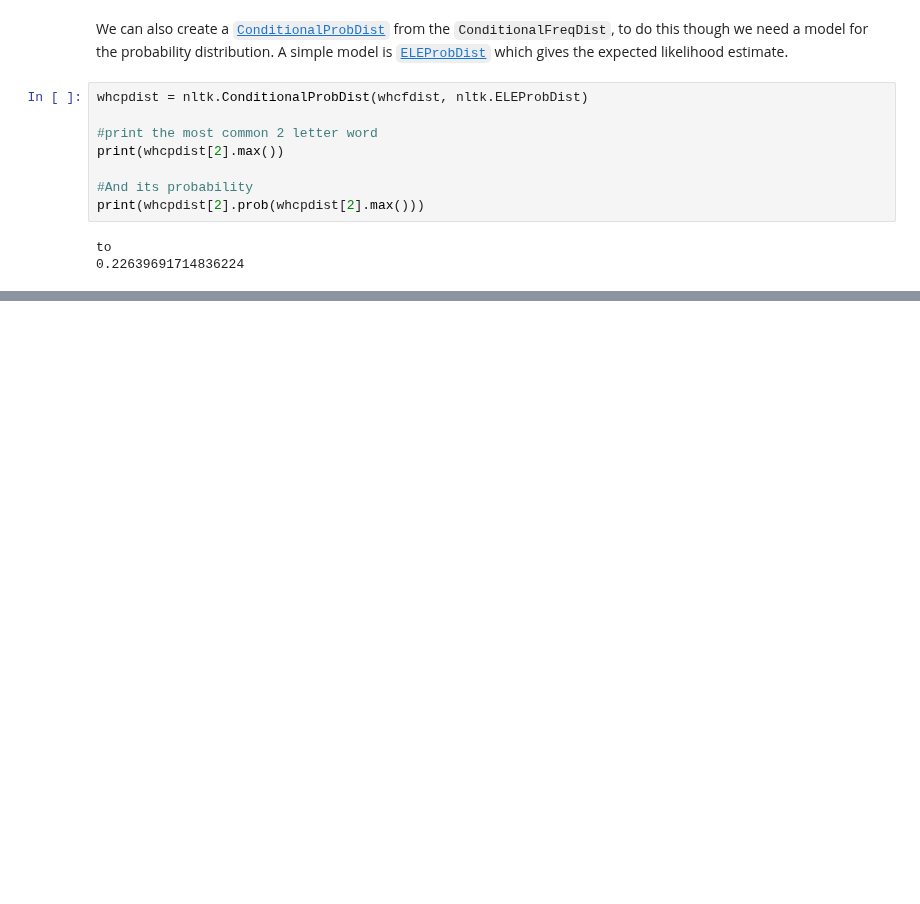
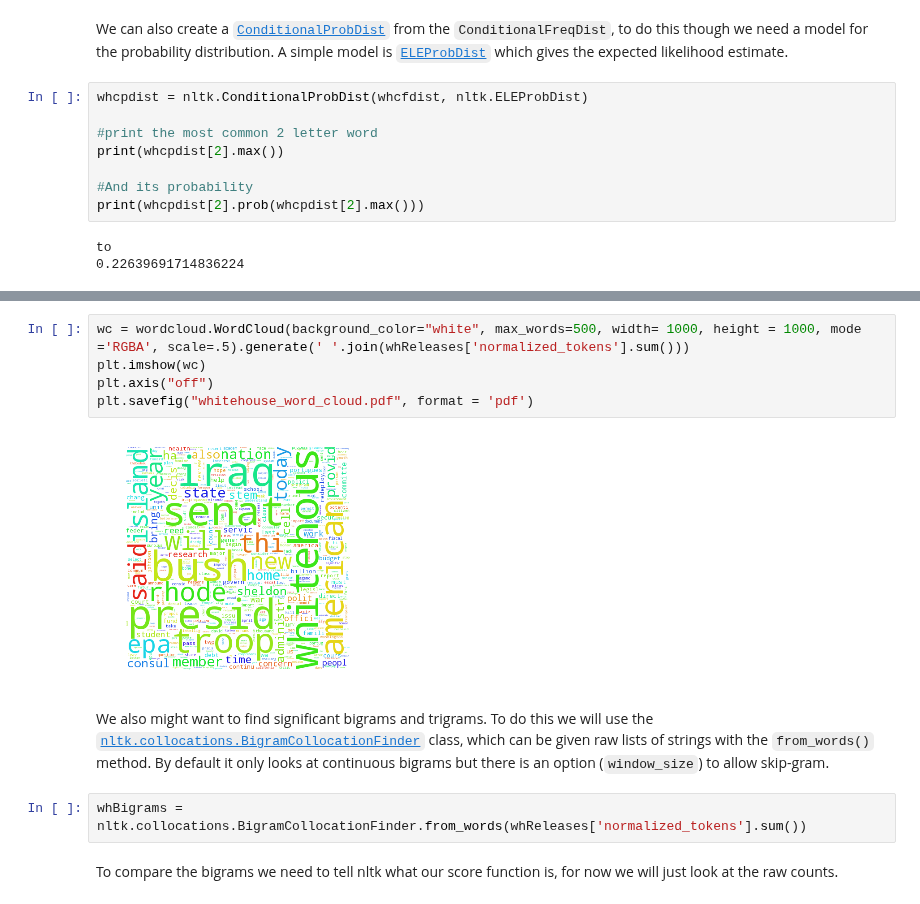
Before and after one commit to KnowledgeLab/content_analysis, a Jupyter notebook: notebooks/2-Corpus-Linguistics.ipynb, the cells around one changed output, grey strips where cells are left out. Saved outputs shown, nothing was run; the diff lists cells and outputs as text; blank space fills up the shorter version.

```diff
--- a/notebooks/2-Corpus-Linguistics.ipynb
+++ b/notebooks/2-Corpus-Linguistics.ipynb
@@ -429,0 +486,13 @@ to
+# %%
+wc = wordcloud.WordCloud(background_color="white", max_words=500, width= 1000, height = 1000, mode ='RGBA', scale=.5).generate(' '.join(whReleases['normalized_tokens'].sum()))
+plt.imshow(wc)
+plt.axis("off")
+plt.savefig("whitehouse_word_cloud.pdf", format = 'pdf')
+# %% [output]
+[figure, added]
+# %% [markdown]
+We also might want to find significant bigrams and trigrams. To do this we will use the [`nltk.collocations.BigramCollocationFinder`](http://www.nltk.org/api/nltk.html?highlight=bigramcollocationfinder#nltk.collocations.BigramCollocationFinder) class, which can be given raw lists of strings with the `from_words()` method. By default it only looks at continuous bigrams but there is an option (`window_size`) to allow skip-gram.
+# %%
+whBigrams = nltk.collocations.BigramCollocationFinder.from_words(whReleases['normalized_tokens'].sum())
+# %% [markdown]
+To compare the bigrams we need to tell nltk what our score function is, for now we will just look at the raw counts.
```
Also changed, not shown: parts of 20 cells of this notebook, 9 other files.
